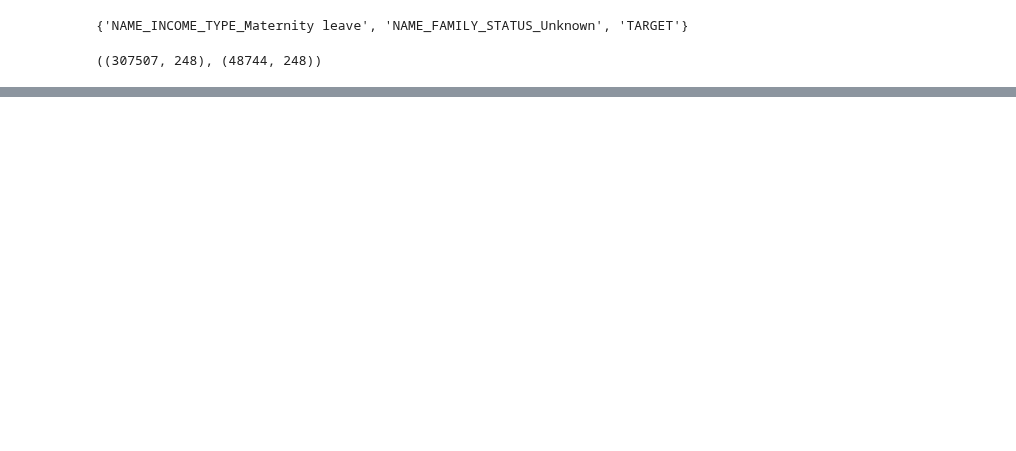
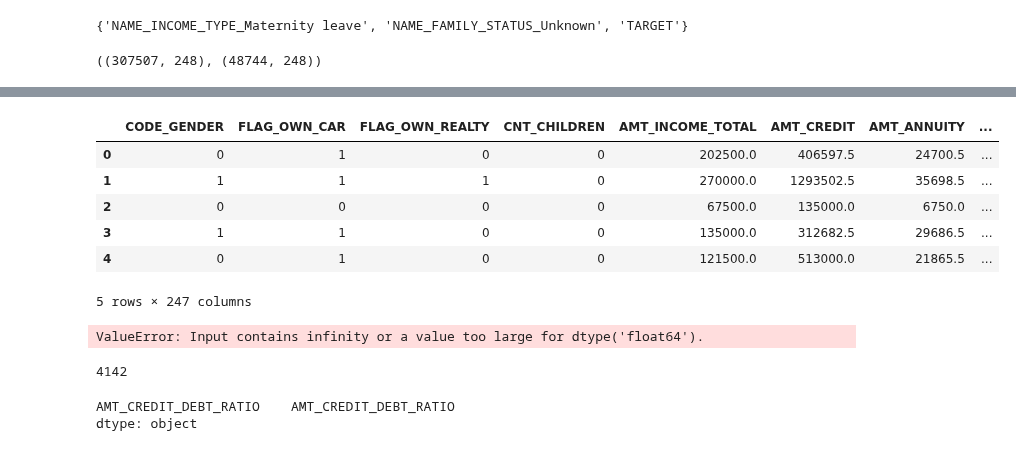
Before and after one commit to DSEI21000-S21/project-home-credit, a Jupyter notebook: experiments/eyob/model.ipynb, the cells around one changed output, grey strips where cells are left out. Drawn from its saved outputs; the diff is of its cells as text; code cells hidden in the pictures; blank space fills up the shorter version.

```diff
--- a/experiments/eyob/model.ipynb
+++ b/experiments/eyob/model.ipynb
@@ -60,0 +58,30 @@ X.shape, X_test.shape
+# %%
+Test_ids = X_test['SK_ID_CURR']
+X.drop(columns= ['SK_ID_CURR'], inplace=True)
+X_test.drop(columns= ['SK_ID_CURR'], inplace=True)
+# %%
+X.head()
+# %% [output]
+|  | CODE_GENDER | FLAG_OWN_CAR | FLAG_OWN_REALTY | CNT_CHILDREN | AMT_INCOME_TOTAL | AMT_CREDIT | AMT_ANNUITY | ... |
+| 0 | 0 | 1 | 0 | 0 | 202500.0 | 406597.5 | 24700.5 | ... |
+| 1 | 1 | 1 | 1 | 0 | 270000.0 | 1293502.5 | 35698.5 | ... |
+| 2 | 0 | 0 | 0 | 0 | 67500.0 | 135000.0 | 6750.0 | ... |
+| 3 | 1 | 1 | 0 | 0 | 135000.0 | 312682.5 | 29686.5 | ... |
+| 4 | 0 | 1 | 0 | 0 | 121500.0 | 513000.0 | 21865.5 | ... |
+5 rows × 247 columns
+# %%
+## impute missing values by its median
+imp.fit(X)
+X = imp.transform(X)
+X_test = imp.fit_transform(X_test)
+# %% [output]
+ValueError: Input contains infinity or a value too large for dtype('float64').
+# %%
+np.isinf(X).values.sum()
+# %% [output]
+4142
+# %%
+X.columns.to_series()[np.isinf(X).any()]
+# %% [output]
+AMT_CREDIT_DEBT_RATIO    AMT_CREDIT_DEBT_RATIO
+dtype: object
```
Also changed, not shown: parts of 34 cells of this notebook.
